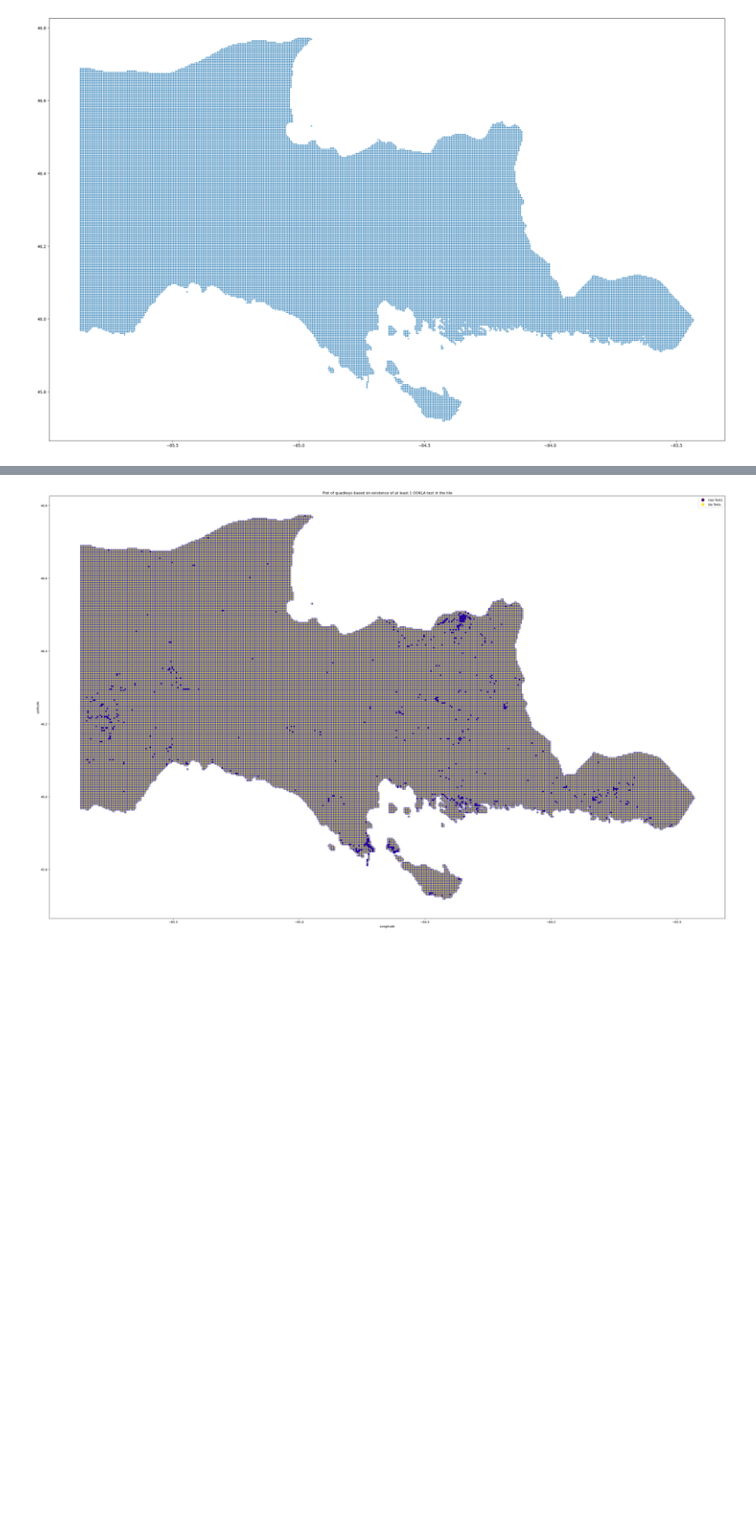
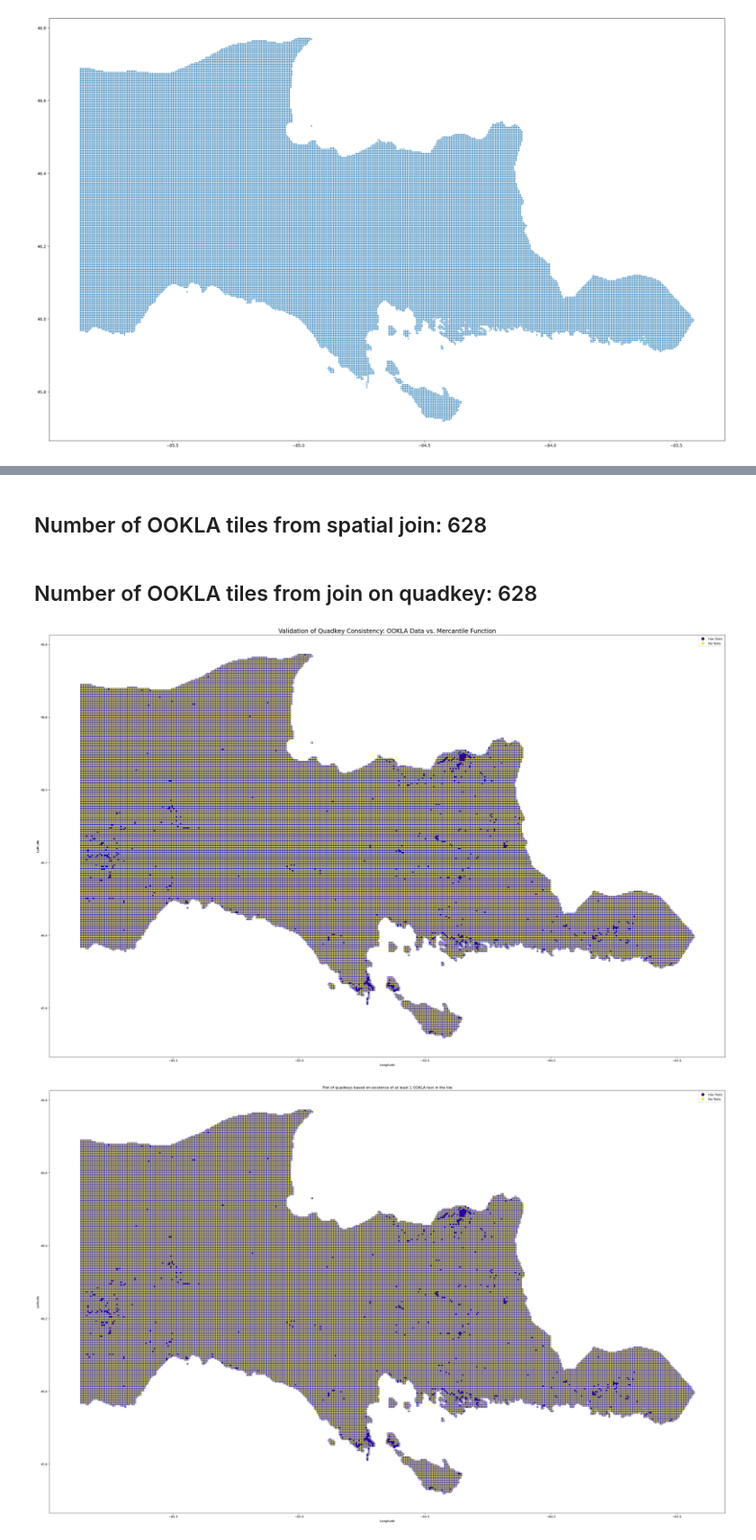
Before and after one commit to jasonkronemeyer/jasonkronemeyer.github.io, a Jupyter notebook: practice/Quadkey Practice.ipynb, the cells around one changed output, grey strips where cells are left out. Shown at 90% size. Drawn from its saved outputs; the diff is of its cells as text; code cells hidden in the pictures; blank space fills up the shorter version.

```diff
--- a/practice/Quadkey Practice.ipynb
+++ b/practice/Quadkey Practice.ipynb
@@ -140,6 +220,7 @@ ookla_tiles_df
 # Convert the 'quadkey' column to int in both DataFrames
 quadkey_gdf['quadkey'] = quadkey_gdf['quadkey'].astype(int)
 ookla_tiles_df['quadkey'] = ookla_tiles_df['quadkey'].astype(int)
+
 
 # Perform the left join based on the 'quadkey' column
 merged_df = quadkey_gdf.merge(ookla_tiles_df, on='quadkey', how='left')
@@ -147,7 +228,24 @@ merged_df = quadkey_gdf.merge(ookla_tiles_df, on='quadkey', how='left')
 # Convert the merged DataFrame back to a GeoDataFrame if needed
 merged_gdf = gpd.GeoDataFrame(merged_df, geometry='geometry')
 
-# Display the first few rows of the merged GeoDataFrame
+# Compare the number of OOKLA tiles from the spatial join and the join on quadkey for validation
+
+display(Markdown(f"## Number of OOKLA tiles from spatial join: {len(joined_gdf)}"))
+display(Markdown(f"## Number of OOKLA tiles from join on quadkey: {merged_gdf['tests'].count()}"))
+
+# Create a new column 'has_tests' based on the 'tests' column in the merged GeoDataFrame which comes from the OOKLA data
 merged_gdf['has_tests'] = merged_gdf['tests'].apply(lambda x: 'No Tests' if pd.isna(x) else 'Has Tests')
-merged_gdf.head()
+
+# Plot the GeoDataFrame based on the 'has_tests' column to verify that the quadkey we calculated matches the quadkey in the OOKLA data
+
+fig, ax = plt.subplots(1, 1, figsize=(40, 40))
+merged_gdf.plot(column='has_tests', ax=ax, edgecolor='blue', legend=True, cmap='viridis')
+
+# Set plot title and labels
+ax.set_title('Validation of Quadkey Consistency: OOKLA Data vs. Mercantile Function', fontsize=20)
+ax.set_xlabel('Longitude')
+ax.set_ylabel('Latitude')
+
+# Show the plot
+plt.show()
 # %% [output]
@@ -160 +252,4 @@ merged_gdf.head()
+## Number of OOKLA tiles from spatial join: 628
+## Number of OOKLA tiles from join on quadkey: 628
+[figure, added]
 # %%
```
Also changed, not shown: parts of 17 cells of this notebook.
